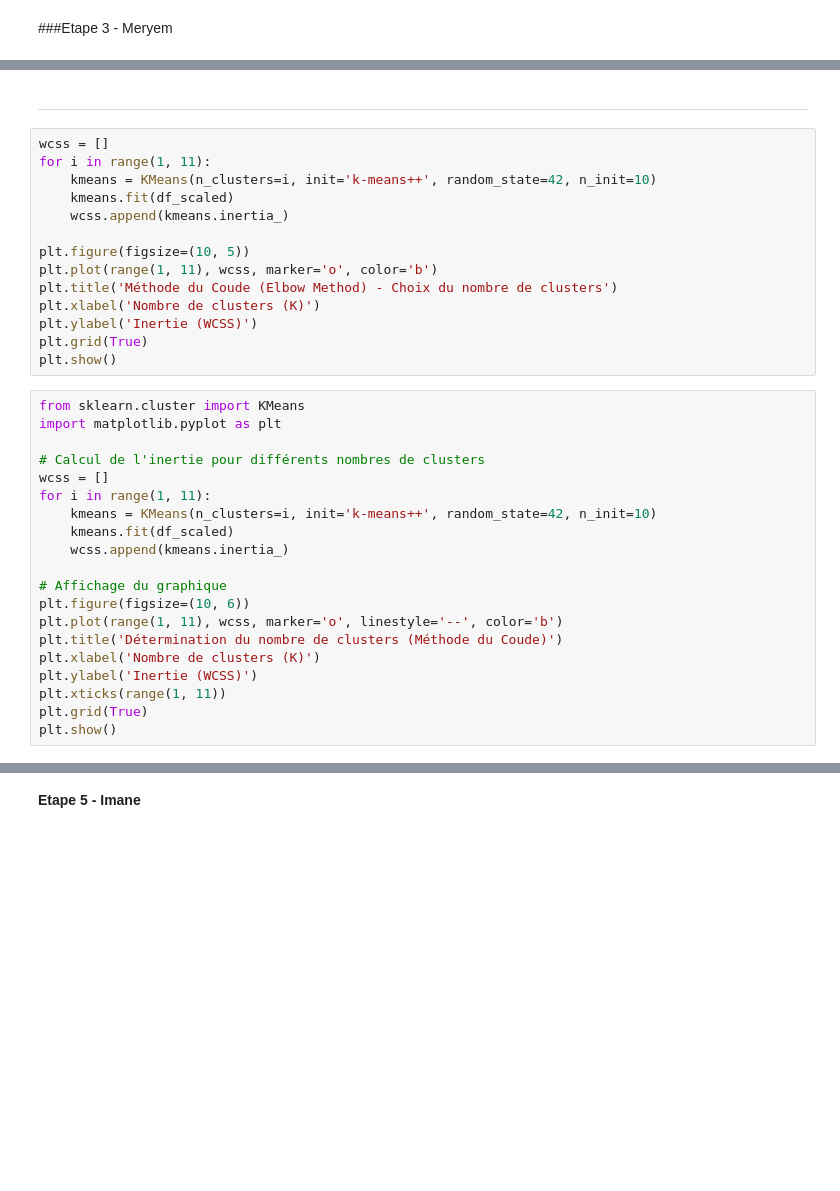
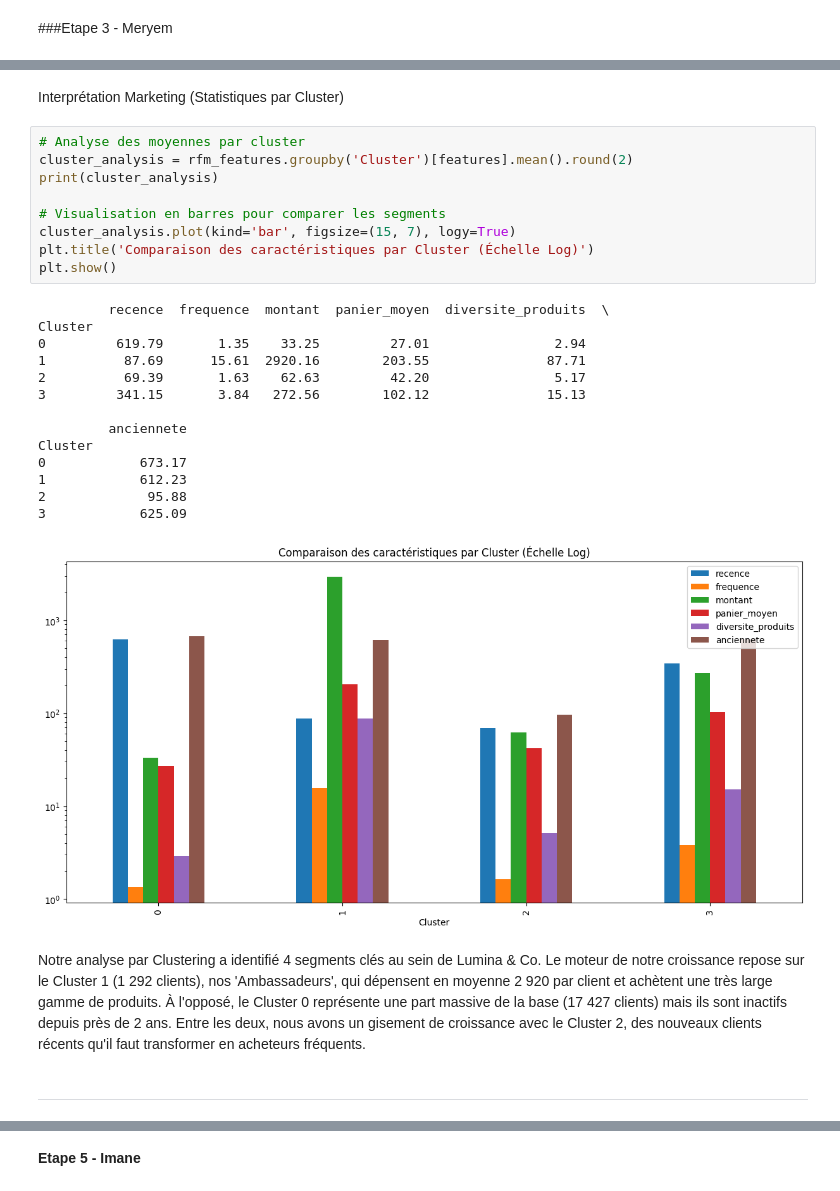
Before and after one commit to fds-imane/Data_Marketing, a Jupyter notebook: data_marketing_part_2.ipynb, the cells around one changed output, grey strips where cells are left out. Drawn from its saved outputs; the diff is of its cells as text; blank space fills up the shorter version.

```diff
--- a/data_marketing_part_2.ipynb
+++ b/data_marketing_part_2.ipynb
@@ -153,36 +211,30 @@ display(df_scaled.head())
+# %% [markdown]
+Interprétation Marketing (Statistiques par Cluster)
+# %%
+# Analyse des moyennes par cluster
+cluster_analysis = rfm_features.groupby('Cluster')[features].mean().round(2)
+print(cluster_analysis)
+
+# Visualisation en barres pour comparer les segments
+cluster_analysis.plot(kind='bar', figsize=(15, 7), logy=True)
+plt.title('Comparaison des caractéristiques par Cluster (Échelle Log)')
+plt.show()
+# %% [output]
+         recence  frequence  montant  panier_moyen  diversite_produits  \
+Cluster
+0         619.79       1.35    33.25         27.01                2.94
+1          87.69      15.61  2920.16        203.55               87.71
+2          69.39       1.63    62.63         42.20                5.17
+3         341.15       3.84   272.56        102.12               15.13
+
+         anciennete
+Cluster
+0            673.17
+1            612.23
+2             95.88
+3            625.09
+[figure, added]
+# %% [markdown]
+Notre analyse par Clustering a identifié 4 segments clés au sein de Lumina & Co. Le moteur de notre croissance repose sur le Cluster 1 (1 292 clients), nos 'Ambassadeurs', qui dépensent en moyenne 2 920 par client et achètent une très large gamme de produits. À l'opposé, le Cluster 0 représente une part massive de la base (17 427 clients) mais ils sont inactifs depuis près de 2 ans. Entre les deux, nous avons un gisement de croissance avec le Cluster 2, des nouveaux clients récents qu'il faut transformer en acheteurs fréquents.
 # %% [markdown]
 ------------------------------------------------------------
-# %%
-wcss = []
-for i in range(1, 11):
-    kmeans = KMeans(n_clusters=i, init='k-means++', random_state=42, n_init=10)
-    kmeans.fit(df_scaled)
-    wcss.append(kmeans.inertia_)
-
-plt.figure(figsize=(10, 5))
-plt.plot(range(1, 11), wcss, marker='o', color='b')
-plt.title('Méthode du Coude (Elbow Method) - Choix du nombre de clusters')
-plt.xlabel('Nombre de clusters (K)')
-plt.ylabel('Inertie (WCSS)')
-plt.grid(True)
-plt.show()
-# %%
-from sklearn.cluster import KMeans
-import matplotlib.pyplot as plt
-
-# Calcul de l'inertie pour différents nombres de clusters
-wcss = []
-for i in range(1, 11):
-    kmeans = KMeans(n_clusters=i, init='k-means++', random_state=42, n_init=10)
-    kmeans.fit(df_scaled)
-    wcss.append(kmeans.inertia_)
-
-# Affichage du graphique
-plt.figure(figsize=(10, 6))
-plt.plot(range(1, 11), wcss, marker='o', linestyle='--', color='b')
-plt.title('Détermination du nombre de clusters (Méthode du Coude)')
-plt.xlabel('Nombre de clusters (K)')
-plt.ylabel('Inertie (WCSS)')
-plt.xticks(range(1, 11))
-plt.grid(True)
-plt.show()
```
Also changed, not shown: parts of 73 cells of this notebook.
